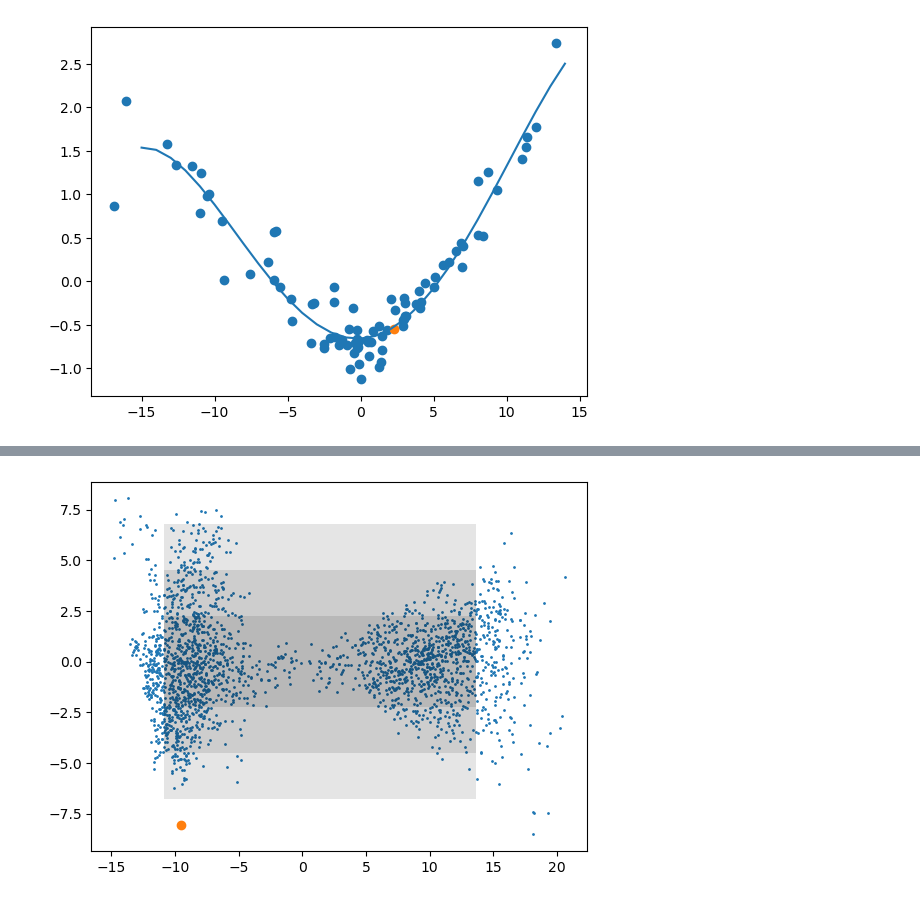
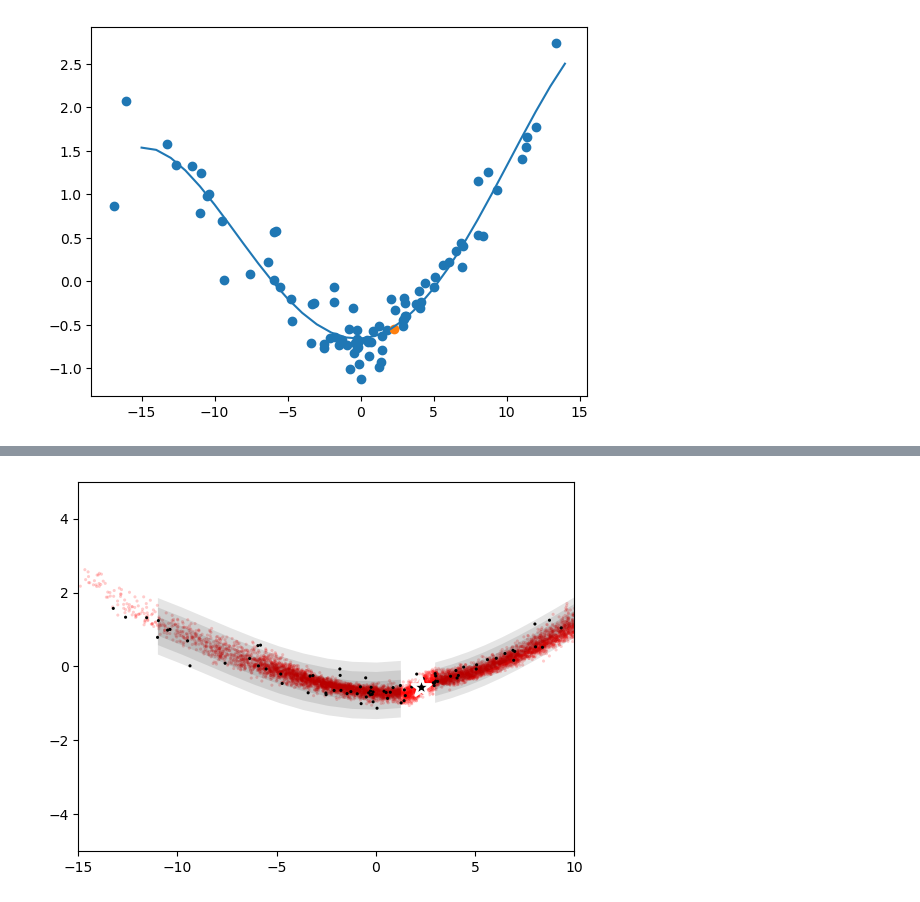
Before and after one commit to ybillchen/GC_stream, a Jupyter notebook: notebooks/GC-streams-mass.ipynb, the cells around one changed output, grey strips where cells are left out. Drawn from its saved outputs; the diff is of its cells as text; code cells hidden in the pictures.

```diff
--- a/notebooks/GC-streams-mass.ipynb
+++ b/notebooks/GC-streams-mass.ipynb
@@ -124,3 +226,5 @@ for i, name in tqdm(zip(gc_stream_ids, gc_stream_list)):
+# %%
+r_limit = 22
 # %%
 # load Ibata+19
 hdul = fits.open('../data/pal_5_cfht_ibata17.fit')
@@ -130,7 +234,7 @@ hdul.close()
 plt.hist2d(data['g0mag']-data['r0mag'], data['r0mag'], bins=(np.arange(-0.5,2.01,0.01), np.arange(16,24.1,0.1)))#, norm=mpl.colors.LogNorm())
 
 # apply CMD mask
-iso = parsec.get_one_isochrone(1.25e10,10.0**gc.loc['Pal_5'].feh*0.0152,model='parsec12s_r14',phot='megacam_wircam')
+iso = iso_cfht_list[2]
 mask = iso['label'] <= 3
 x = iso["g'mag"][mask]-iso["r'mag"][mask]
 y = iso["r'mag"][mask]+16.6
@@ -140,9 +244,11 @@ plt.plot(x+0.03, y, c='w')
 plt.plot(x-0.03, y, c='w')
 plt.hlines([19.5, 22], -0.5, 2.0, color='w')
 
-mask = (data['g0mag']-data['r0mag'] > interp(data['r0mag'])-0.03)
-mask &= (data['g0mag']-data['r0mag'] < interp(data['r0mag'])+0.03)
-mask &= (data['r0mag'] < 22)
+color_width = 0.05
+
+mask = (data['g0mag']-data['r0mag'] > interp(data['r0mag'])-color_width)
+mask &= (data['g0mag']-data['r0mag'] < interp(data['r0mag'])+color_width)
+mask &= (data['r0mag'] < r_limit)
 mask &= (data['r0mag'] > 19.5)
 
 ds_i19 = {}
@@ -150,9 +256,9 @@ ds_i19['Pal_5'] = sd.StreamDataset('Ibata+19', None, data['RAJ2000'][mask], data
         None, data['r0mag'][mask], data['g0mag'][mask]-data['r0mag'][mask], None, None, None, None, None, gc.loc['Pal_5'])
 
 # Now, the background
-mask = (data['g0mag']-data['r0mag'] > interp(data['r0mag'])+0.03)
-mask &= (data['g0mag']-data['r0mag'] < interp(data['r0mag'])+0.09)
-mask &= (data['r0mag'] < 22)
+mask = (data['g0mag']-data['r0mag'] > interp(data['r0mag'])+color_width)
+mask &= (data['g0mag']-data['r0mag'] < interp(data['r0mag'])+3*color_width)
+mask &= (data['r0mag'] < r_limit)
 mask &= (data['r0mag'] > 19.5)
 
 plt.plot(x+0.03, y, c='w')
@@ -233,14 +371,78 @@ for i, name in tqdm(zip(gc_stream_ids, gc_stream_list)):
 # %%
-key = 'NGC_5139'
-plt.scatter(ds_i24[key].phi1, ds_i24[key].phi2hat, s=1)
-plt.scatter(ds_i24[key].prog_phi1, ds_i24[key].prog_phi2hat)
-segs = detect_segs(ds_i24[key])
+key = 'Pal_5'
+mass_func = kroupa
+yaxis = 'phi2'
 
-gaus_widths = calc_selection_function(ds_i24[key], segs)
+stream = ds_i24[key]
+
+# plot mock stars and prog GC
+x = mockstream.phi1
+x_prog = mockstream.prog_phi1
+if yaxis == 'phi2hat':
+    y = mockstream.phi2hat
+elif yaxis == 'phi2':
+    y = mockstream.phi2
+else:
+    raise AttributeError
+plt.scatter(x, y, s=5, ec='none', fc='r', alpha=0.2)
+
+# plot observed stars and prog GC
+x = stream.phi1
+x_prog = stream.prog_phi1
+if yaxis == 'phi2hat':
+    y = stream.phi2hat
+    y_prog = stream.prog_phi2hat
+elif yaxis == 'phi2':
+    y = stream.phi2
+    y_prog = stream.prog_phi2
+else:
+    raise AttributeError
+plt.scatter(x, y, s=5, ec='none', fc='k')
+plt.scatter(x_prog, y_prog, s=200, ec='w', fc='k', marker='*', lw=2)
+
+# detect segments
+segs = detect_segs(stream)
+
+# distance and distance modulus
+dist = np.full_like(stream.phi1, fill_value=stream.c_prog.distance.to_value('kpc'))
+dist_mod = 5*(np.log10(dist)+2)
+
+# select isochrone
+iso_idx = select_iso(stream.color, stream.mag - dist_mod, iso_gaia_list, 'G_BPmag', 'G_RPmag', 'Gmag')
+
+# calculate mass of stars, minimum observable mass, maximum survived mass
+masses = calc_mass(stream.mag - dist_mod, iso_gaia_list[iso_idx], 'Gmag')
+mass_min = calc_mass(G_limit - dist_mod, iso_gaia_list[iso_idx], 'Gmag')
+mass_max = np.max(iso_gaia_list[iso_idx]['Mini'][iso_gaia_list[iso_idx]['label']<=3])
+
+# weights of stars to correct for missing stars
+weights = mass_func(0, mass_max) / mass_func(mass_min, mass_max)
+
+# print('total mass = %g Msun'%np.sum(masses*weights))
+
+mtot = 0
+# now, look at individual segments
+gaus_widths = calc_selection_function(stream, segs)
 for seg, width in zip(segs, gaus_widths):
+    # plot the Gaussian width
     for factor in [1,2,3]:
-        plt.fill_between(seg, [-factor*width,-factor*width], [factor*width,factor*width], fc='k', ec='none', alpha=0.1)
+        if yaxis == 'phi2hat':
+            x = seg
+            y = np.zeros_like(seg)
+        elif yaxis == 'phi2':
+            x = np.linspace(seg[0], seg[1], 11)
+            y = stream.fit_poly(x)
+        plt.fill_between(x, y-factor*width, y+factor*width, fc='k', ec='none', alpha=0.1)
 
-# plt.xlim(-10,10)
-# plt.ylim(-5,5)
+    mask = (stream.phi1>seg[0]) & (stream.phi1<seg[1])
+
+    print('mass of a segment = %g Msun'%np.sum(masses[mask]*weights[mask]))
+    mtot += np.sum(masses[mask]*weights[mask])
+
+print('total mass from Gaia = %g Msun'%mtot)
+
+plt.xlim(-15,10)
+plt.ylim(-5,5)
+
+plt.show()
 # %% [output]
@@ -247 +452 @@ for seg, width in zip(segs, gaus_widths):
-[figure, old version]
+[figure, new version]
```
Also changed, not shown: parts of 36 cells of this notebook, 2 other files.
